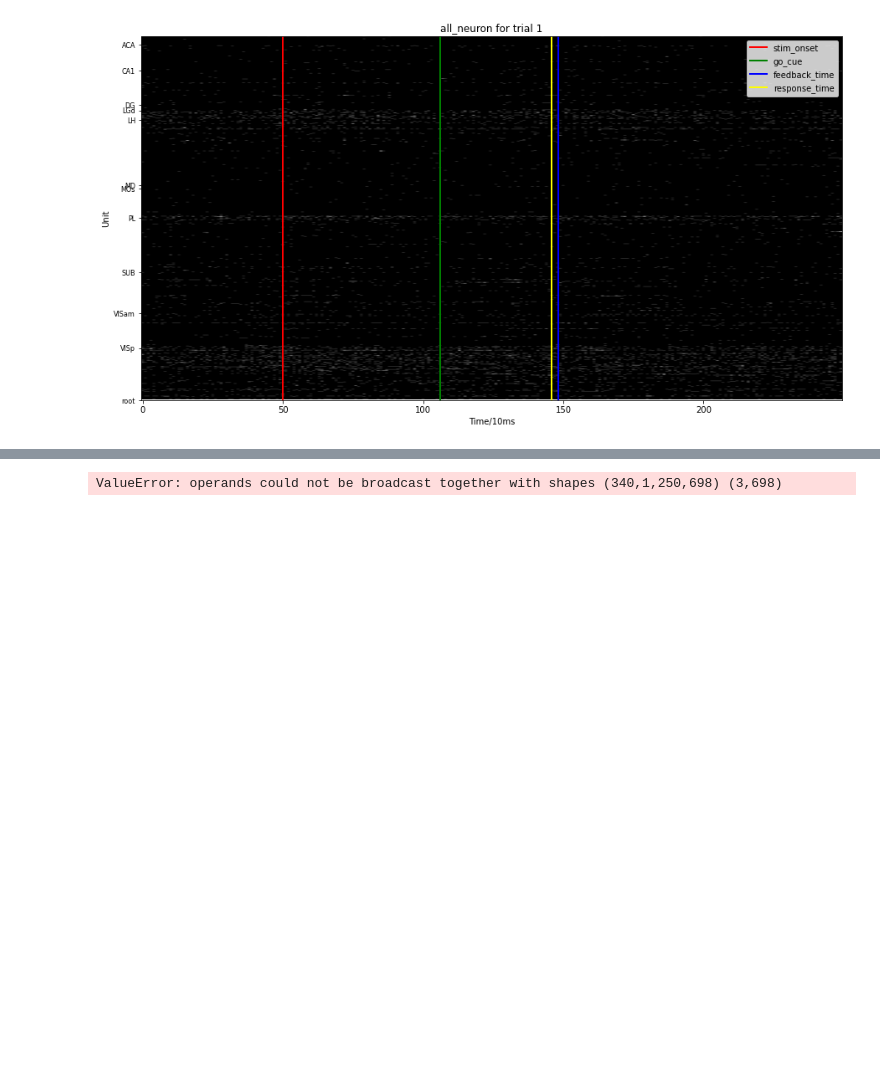
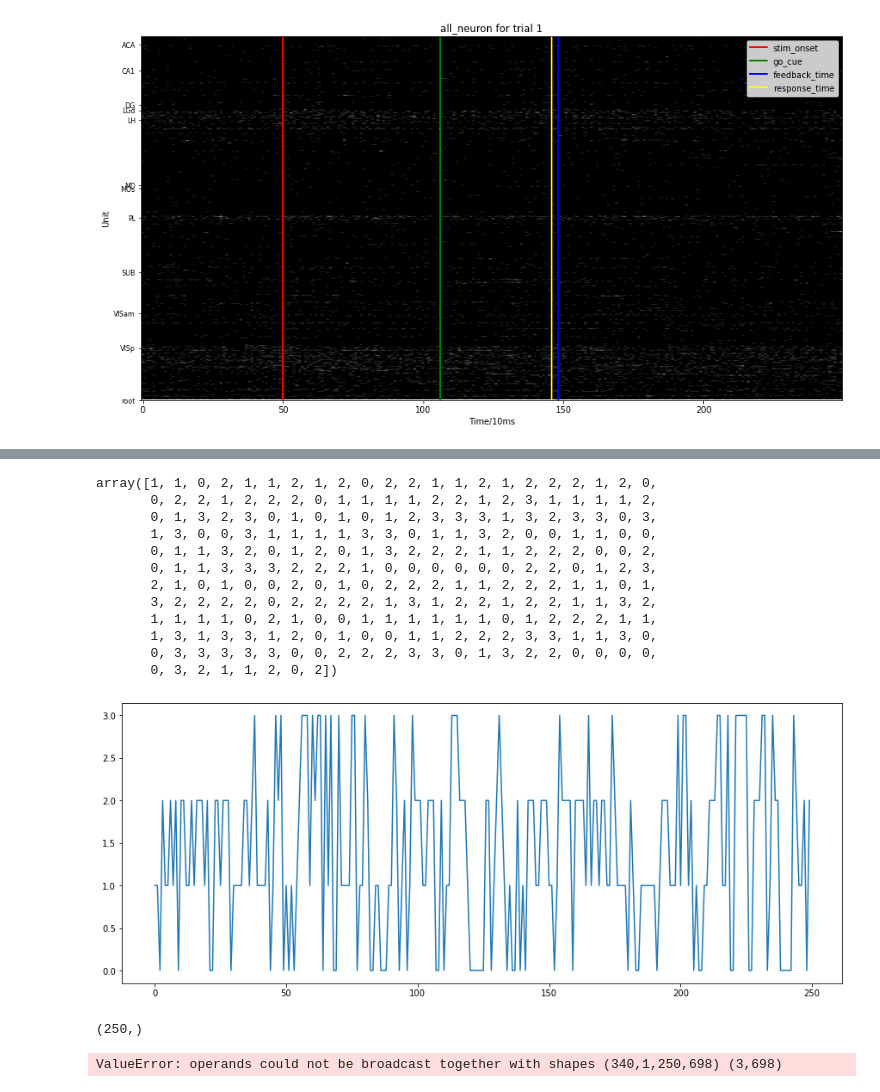
Before and after one commit to Jp-17/NMA_CN_2022_learning, a Jupyter notebook: project/Code/3_PoissionHMM.ipynb, the cells around one changed output, grey strips where cells are left out. Cells and saved outputs as stored; diff of their text form; code cells hidden in the pictures; blank space fills up the shorter version.

```diff
--- a/project/Code/3_PoissionHMM.ipynb
+++ b/project/Code/3_PoissionHMM.ipynb
@@ -111,3 +152,77 @@ plt.show()
+# %%
+def PosHMM_try(neural_activity, n_trial):
+
+    num_states = 4
+    num_neurons = neural_activity.shape[0]
+    neural_activity_try = neural_activity[:, n_trial, :]
+    test_hmm = ssm.HMM(num_states, num_neurons, observations="poisson")
+    test_hmm.fit(neural_activity_try.T)
+    zhat = test_hmm.most_likely_states(neural_activity_try.T)
+
+    plt.figure(figsize=(15,6))
+    plt.plot(zhat)
+
+    return zhat
+
+PosHMM_try(neural_activity, n_trial)
+# %% [output]
+array([1, 1, 0, 2, 1, 1, 2, 1, 2, 0, 2, 2, 1, 1, 2, 1, 2, 2, 2, 1, 2, 0,
+       0, 2, 2, 1, 2, 2, 2, 0, 1, 1, 1, 1, 2, 2, 1, 2, 3, 1, 1, 1, 1, 2,
+       0, 1, 3, 2, 3, 0, 1, 0, 1, 0, 1, 2, 3, 3, 3, 1, 3, 2, 3, 3, 0, 3,
+       1, 3, 0, 0, 3, 1, 1, 1, 1, 3, 3, 0, 1, 1, 3, 2, 0, 0, 1, 1, 0, 0,
+       0, 1, 1, 3, 2, 0, 1, 2, 0, 1, 3, 2, 2, 2, 1, 1, 2, 2, 2, 0, 0, 2,
+       0, 1, 1, 3, 3, 3, 2, 2, 2, 1, 0, 0, 0, 0, 0, 0, 2, 2, 0, 1, 2, 3,
+       2, 1, 0, 1, 0, 0, 2, 0, 1, 0, 2, 2, 2, 1, 1, 2, 2, 2, 1, 1, 0, 1,
+       3, 2, 2, 2, 2, 0, 2, 2, 2, 2, 1, 3, 1, 2, 2, 1, 2, 2, 1, 1, 3, 2,
+       1, 1, 1, 1, 0, 2, 1, 0, 0, 1, 1, 1, 1, 1, 1, 0, 1, 2, 2, 2, 1, 1,
+       1, 3, 1, 3, 3, 1, 2, 0, 1, 0, 0, 1, 1, 2, 2, 2, 3, 3, 1, 1, 3, 0,
+       0, 3, 3, 3, 3, 3, 0, 0, 2, 2, 2, 3, 3, 0, 1, 3, 2, 2, 0, 0, 0, 0,
+       0, 3, 2, 1, 1, 2, 0, 2])
+[figure, added]
+# %%
+trials_array = [1, 10, 50, 100, 300]
+
+for i, t in enumerate(trials_array):
+
+        num_states = 4
+        num_neurons = neural_activity.shape[0]
+        neural_activity_try = neural_activity[:, t, :]
+        test_hmm = ssm.HMM(num_states, num_neurons, observations="poisson")
+        test_hmm.fit(neural_activity_try.T)
+        zhat = test_hmm.most_likely_states(neural_activity_try.T)
+
+        plt.figure(figsize=(8, 16))
+        ax = plt.subplot(len(trials_array), 1, j + 1)
+        plt.title(trials_array[j])
+
+        plt.plot(zhat)
+        plt.xlabel('binned time')
+        plt.ylabel('firing rate (Hz)')
+        plt.legend(['activity', 'state'])
+        plt.show()
+
+        fig, axes = plt.subplots(ncols=2, figsize=(8, 10))
+
+        for i in range(len(trials_array)):
+
+                axes[i]
+
+                axes[i].bar(range(len(areas)), units_areas[i, :], width=0.6)
+                for x, y in zip(range(len(areas)), units_areas[i, :]):
+                axes[i].text(x, y, y, ha='center', va='bottom', fontsize=15)
+                axes[i].set_xticks(range(len(areas)))
+                axes[i].set_xticklabels(areas)
+                axes[i].set_ylabel(f'units', fontsize=15)
+                axes[i].set_ylim(0, np.max(units_areas[i, :])+20)
+                axes[i].set_title(f'session {session_ids[i]}', fontsize=15)
+                axes[i].tick_params(axis='both', labelsize=15)
+
+        fig.suptitle('units across areas in different sessions', verticalalignment='bottom', fontsize=18)
+
+        fig.tight_layout()
+        plt.show()
+# %% [output]
+(250,)
 # %%
 num_states = 3
 num_neurons = neural_activity.shape[0]
```
Also changed, not shown: parts of 1 cell of this notebook.
